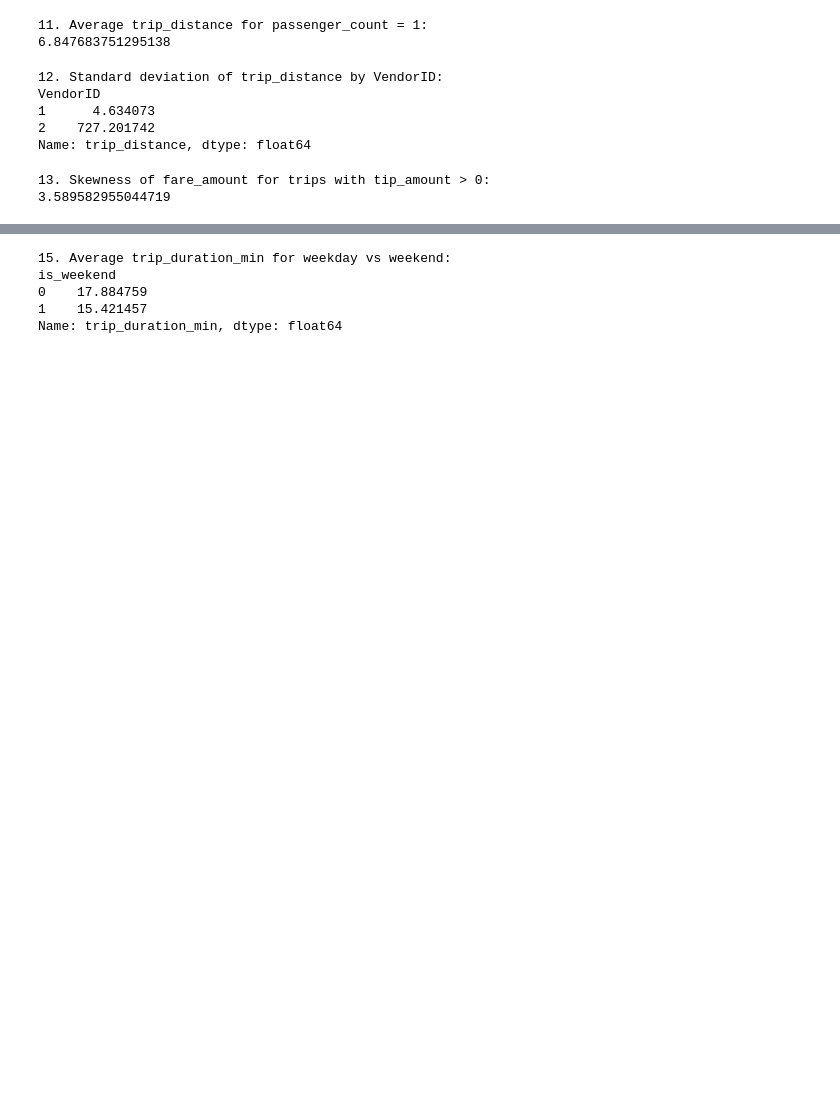
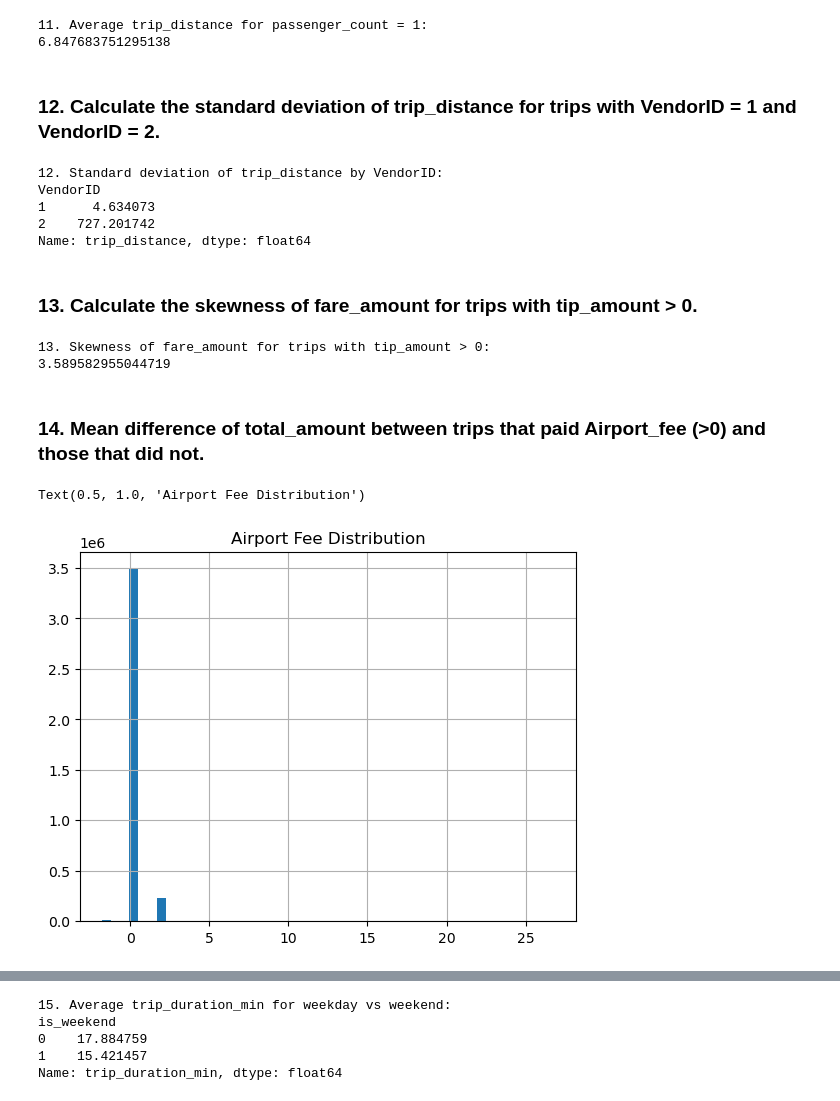
Before and after one commit to AbdullahWB/Big_data, a Jupyter notebook: lab_2/NYC Taxi & Limousine Commission.ipynb, the cells around one changed output, grey strips where cells are left out. Drawn from its saved outputs; the diff is of its cells as text; code cells hidden in the pictures; blank space fills up the shorter version.

```diff
--- a/lab_2/NYC Taxi & Limousine Commission.ipynb
+++ b/lab_2/NYC Taxi & Limousine Commission.ipynb
@@ -659,4 +735,6 @@ print(avg_distance_single_passenger)
 # %% [output]
 11. Average trip_distance for passenger_count = 1:
 6.847683751295138
+# %% [markdown]
+### 12. Calculate the standard deviation of trip_distance for trips with VendorID = 1 and VendorID = 2.
 # %%
@@ -671,4 +748,6 @@ VendorID
 1      4.634073
 2    727.201742
 Name: trip_distance, dtype: float64
+# %% [markdown]
+### 13. Calculate the skewness of fare_amount for trips with tip_amount > 0.
 # %%
@@ -680,3 +758,11 @@ print(fare_skew_tip_positive)
 # %% [output]
 13. Skewness of fare_amount for trips with tip_amount > 0:
 3.589582955044719
+# %% [markdown]
+### 14. Mean difference of total_amount between trips that paid Airport_fee (>0) and those that did not.
+# %%
+df_taxi_clean["Airport_fee"].hist(bins=50)
+plt.title('Airport Fee Distribution')
+# %% [output]
+Text(0.5, 1.0, 'Airport Fee Distribution')
+[figure, added]
```
Also changed, not shown: parts of 44 cells of this notebook.
